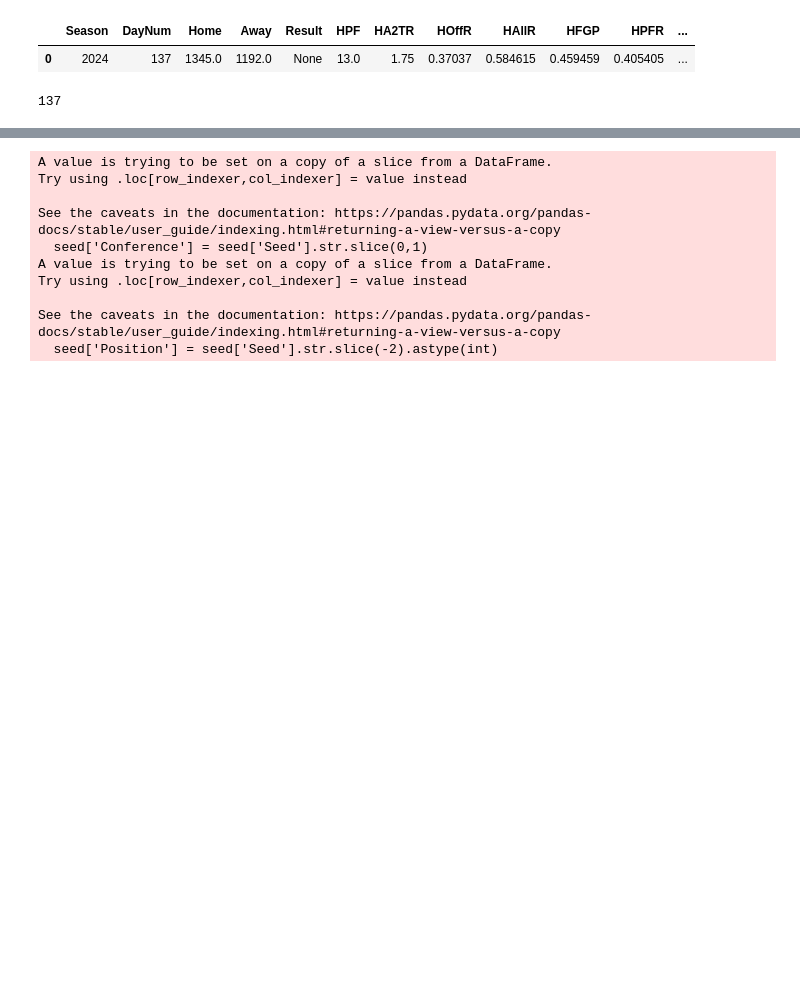
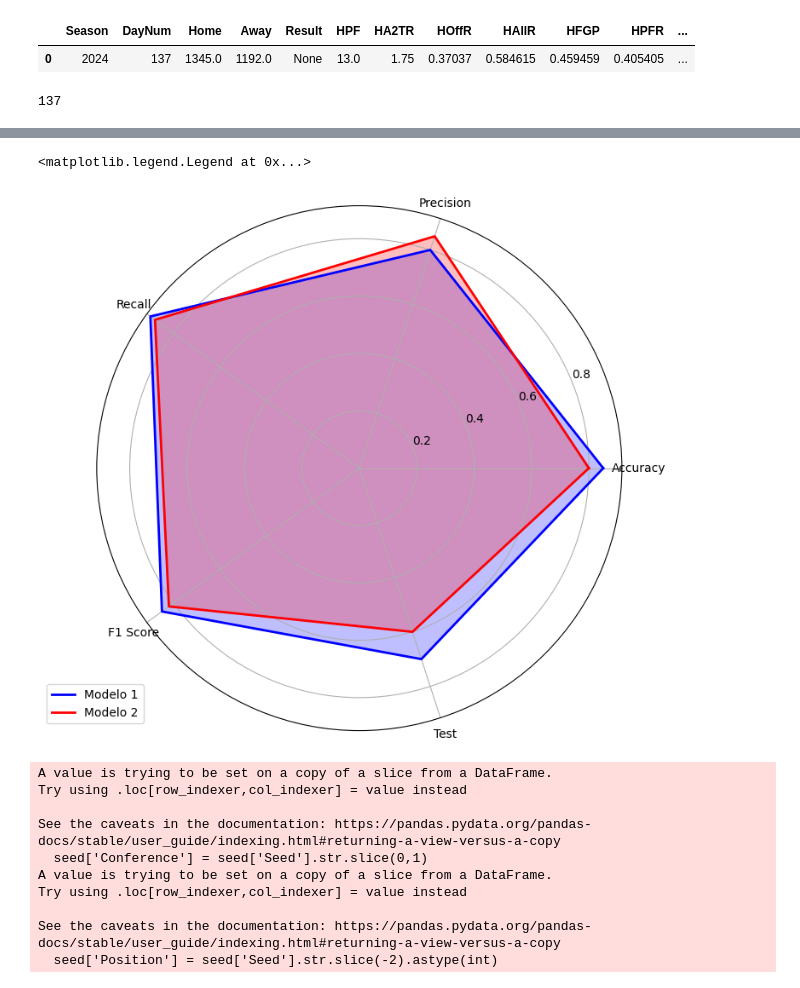
Before and after one commit to rauldaal/march-madness, a Jupyter notebook: compute_bracket.ipynb, the cells around one changed output, grey strips where cells are left out. Drawn from its saved outputs; the diff is of its cells as text; code cells hidden in the pictures; blank space fills up the shorter version.

Commit message:
Added spyder graph

```diff
--- a/compute_bracket.ipynb
+++ b/compute_bracket.ipynb
@@ -306,3 +334,49 @@ def pipeline():
+# %%
+import numpy as np
+import matplotlib.pyplot as plt
+from matplotlib.patches import Polygon
+# Definir las métricas
+categorias = ['Accuracy', 'Precision', 'Recall', 'F1 Score', 'Test']
+
+# Valores para el Modelo 1
+modelo1 = [0.85, 0.80, 0.90, 0.85, 0.7]
+
+# Valores para el Modelo 2
+modelo2 = [0.80, 0.85, 0.88, 0.82, 0.6]
+# Número de variables
+N = len(categorias)
+
+# Ángulos para cada categoría
+angulos = np.linspace(0, 2 * np.pi, N, endpoint=False).tolist()
+
+# Completa el círculo
+modelo1 += modelo1[:1]
+modelo2 += modelo2[:1]
+angulos += angulos[:1]
+# Inicializa el gráfico en forma polar
+# Inicializa el gráfico en forma polar
+fig, ax = plt.subplots(figsize=(8, 8), subplot_kw=dict(polar=True))
+
+# Dibuja una línea por cada modelo y rellena el área
+ax.fill(angulos, modelo1, color='blue', alpha=0.25)
+ax.fill(angulos, modelo2, color='red', alpha=0.25)
+
+# Dibuja los bordes de las áreas
+ax.plot(angulos, modelo1, color='blue', linewidth=2, linestyle='solid', label='Modelo 1')
+ax.plot(angulos, modelo2, color='red', linewidth=2, linestyle='solid', label='Modelo 2')
+
+# Añade etiquetas para cada ángulo
+ax.set_xticks(angulos[:-1])
+ax.set_xticklabels(categorias)
+
+# Ajusta la escala radial
+ax.set_rscale('linear')
+
+# Añade una leyenda
+ax.legend(loc='upper right', bbox_to_anchor=(0.1, 0.1))
+# %% [output]
+<matplotlib.legend.Legend at 0x...>
+[figure, added]
 # %%
 final_four, MedianSeasonAgg, model = pipeline()
 # %% [output]
```
Also changed, not shown: parts of 1 cell of this notebook, 14 other files.
